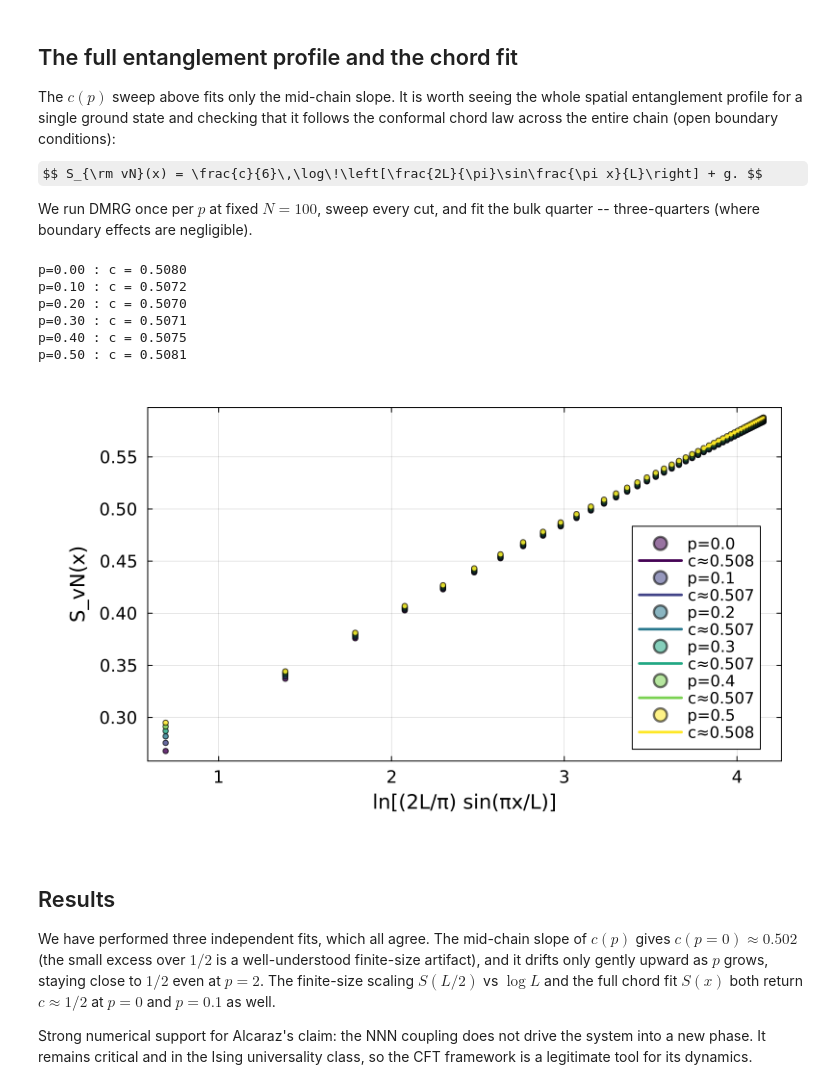
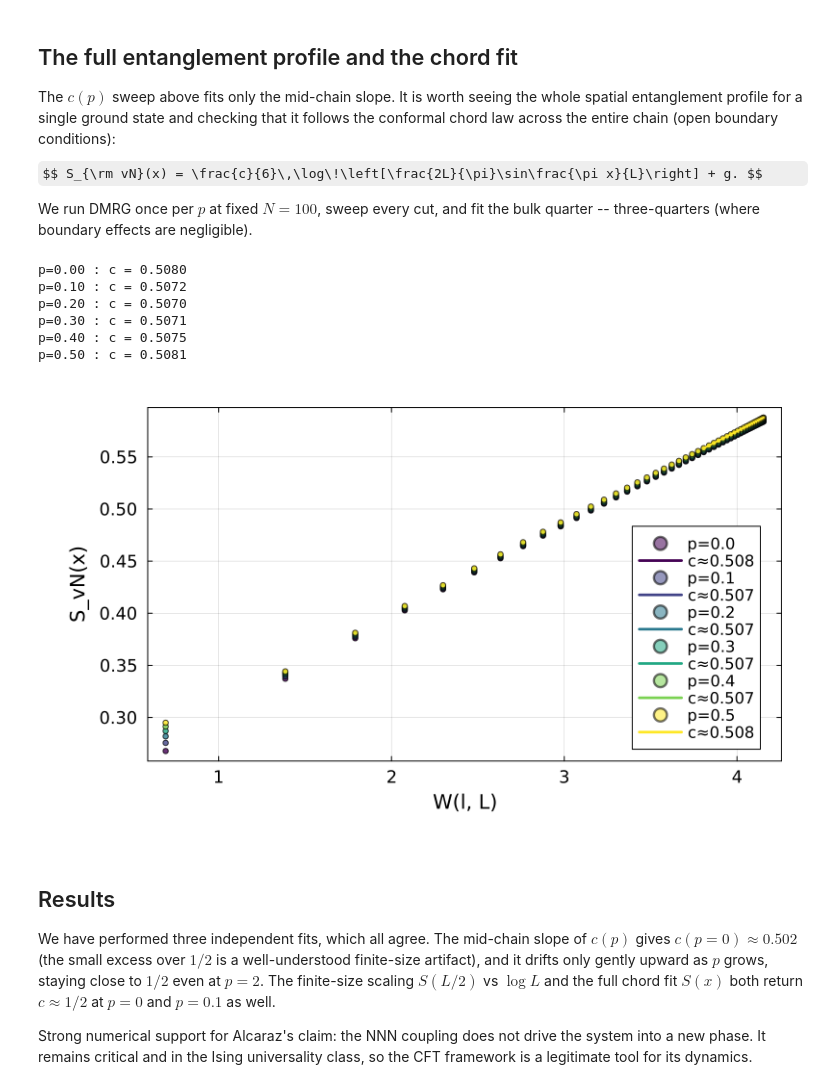
Before and after one commit to jmarquezol/master-thesis-BSC, a Jupyter notebook: NBs/4_cft_GS.ipynb, the cells around one changed output. Saved outputs shown, nothing was run; the diff lists cells and outputs as text; code cells hidden in the pictures; some formulas as TeX source.

Commit message:
rework new notebooks + changed x label of models velocity plot v(p)

```diff
--- a/NBs/4_cft_GS.ipynb
+++ b/NBs/4_cft_GS.ipynb
@@ -241,35 +241,35 @@ if !isempty(missing_p)
     jldsave(chord_cache; data=chord_data)
 end
 
-figX = plot(xlabel="ln[(2L/π) sin(πx/L)]", ylabel="S_vN(x)", legend=:bottomright,
+figX = plot(xlabel="W(l, L)", ylabel="S_vN(x)", legend=:bottomright,
             framestyle=:box)
 palette_chord = cgrad(:viridis, length(p_chord), categorical=true)
 
 for (i, p) in enumerate(p_chord)
     S    = chord_data[p]
     xv   = log.((2N/pi) .* sin.(pi .* bonds ./ N))
     bulk = findall(b -> N/4 <= b <= 3N/4, bonds)     # fit the bulk, skip the boundaries
 
     fit = curve_fit(chordmodel, xv[bulk], S[bulk], [0.5, 1.0])
     c   = fit.param[1]
 
     @printf("p=%.2f : c = %.4f\n", p, c)
     scatter!(figX, xv, S; label="p=$p", color=palette_chord[i], ms=3, alpha=0.55)
     plot!(figX, xv[bulk], chordmodel(xv[bulk], fit.param);
           label="c≈$(round(c,digits=3))", color=palette_chord[i], lw=2)
 end
 
 mkpath("../results/imgs")
 savefig(figX, "../results/imgs/cft_chord_equilibrium.png")
 figX
 # %% [output]
 p=0.00 : c = 0.5080
 p=0.10 : c = 0.5072
 p=0.20 : c = 0.5070
 p=0.30 : c = 0.5071
 p=0.40 : c = 0.5075
 p=0.50 : c = 0.5081
-[figure, old version]
+[figure, new version]
 # %% [markdown]
 ## Results
 
```
Also changed, not shown: parts of 5 cells of this notebook, 12 other files.
